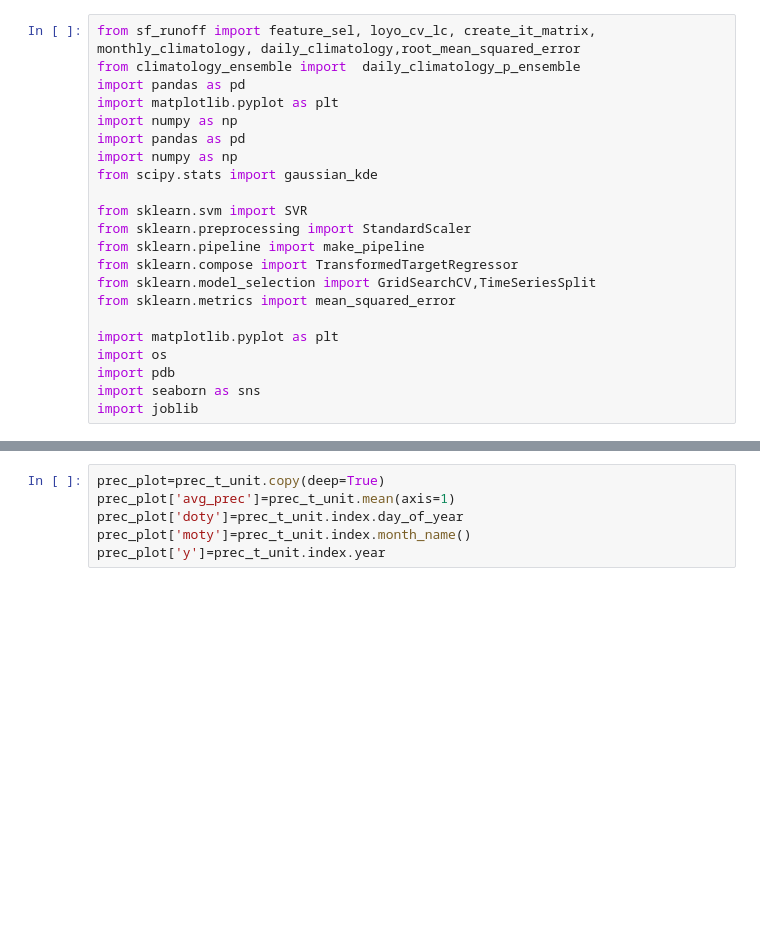
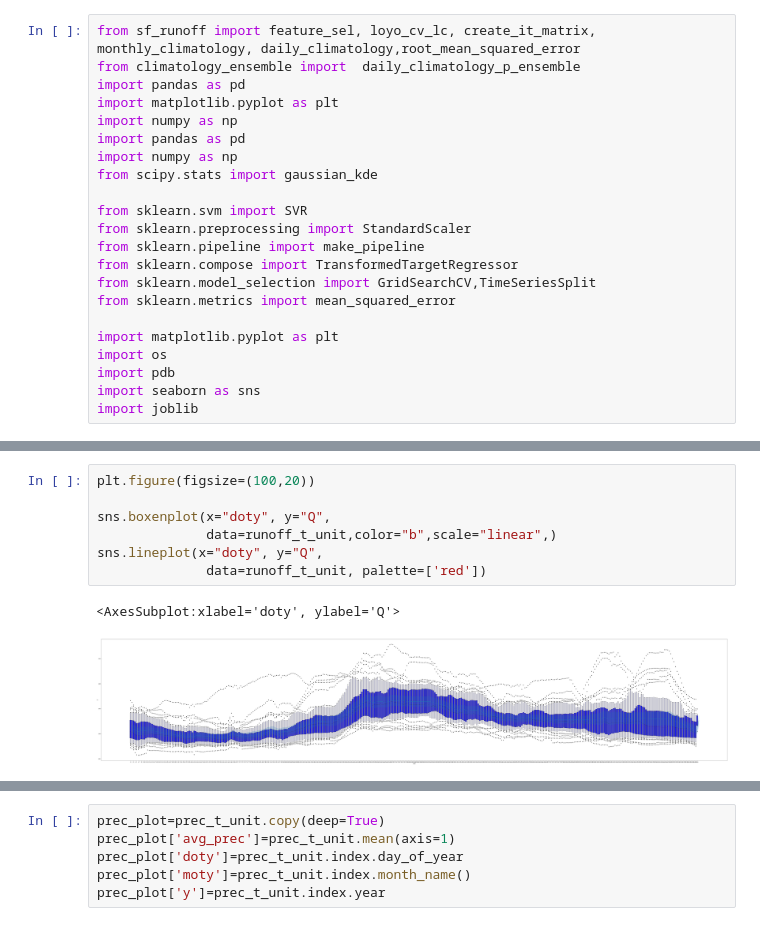
Before and after one commit to mmazzolini/Runoff_prediction, a Jupyter notebook: Analysis_meteo_climatology.ipynb, the cells around one changed output, grey strips where cells are left out. Cells and saved outputs as stored; diff of their text form; blank space fills up the shorter version.

```diff
--- a/Analysis_meteo_climatology.ipynb
+++ b/Analysis_meteo_climatology.ipynb
@@ -32,0 +82,10 @@ t_unit=15
+# %%
+plt.figure(figsize=(100,20))
+
+sns.boxenplot(x="doty", y="Q",
+              data=runoff_t_unit,color="b",scale="linear",)
+sns.lineplot(x="doty", y="Q",
+              data=runoff_t_unit, palette=['red'])
+# %% [output]
+<AxesSubplot:xlabel='doty', ylabel='Q'>
+[figure, added]
```
Also changed, not shown: parts of 10 cells of this notebook, 17 other files.
